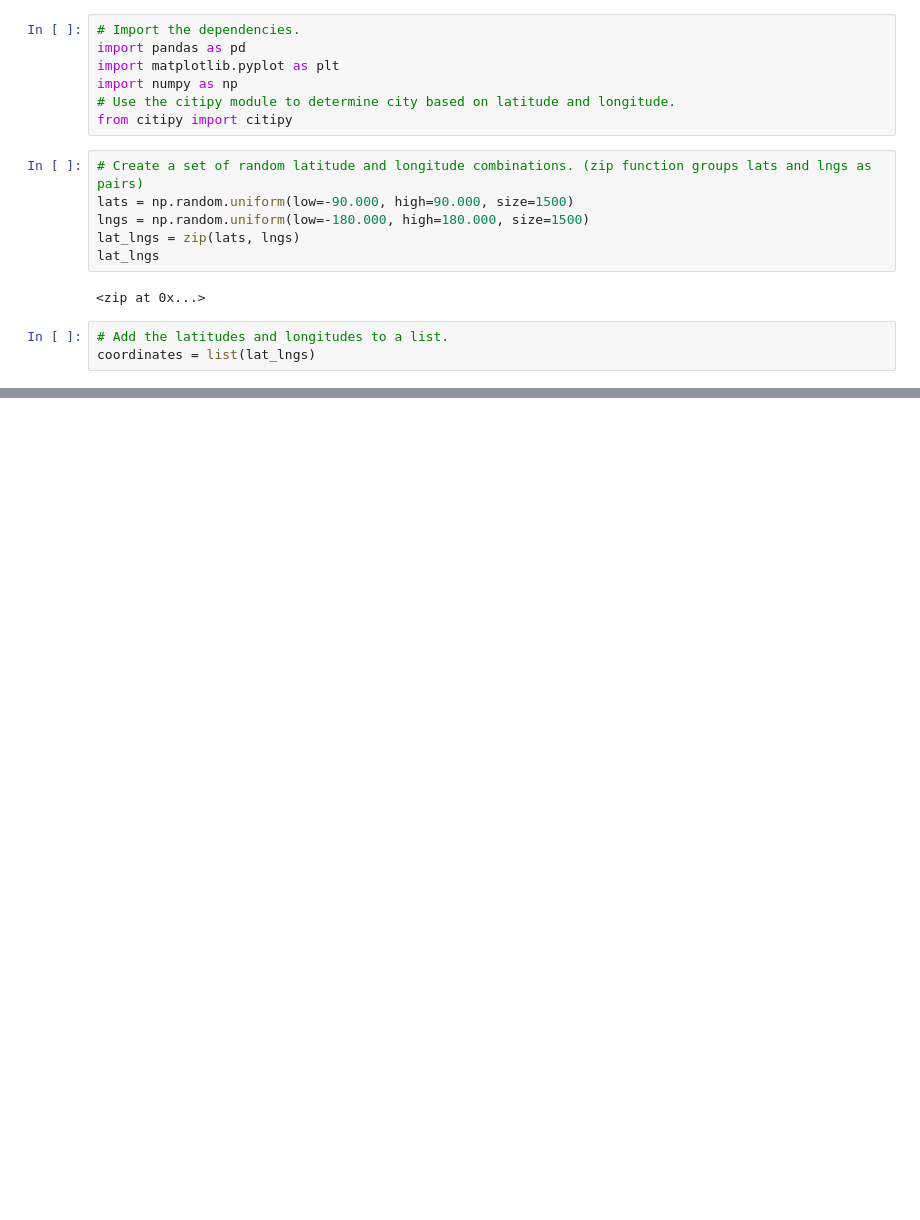
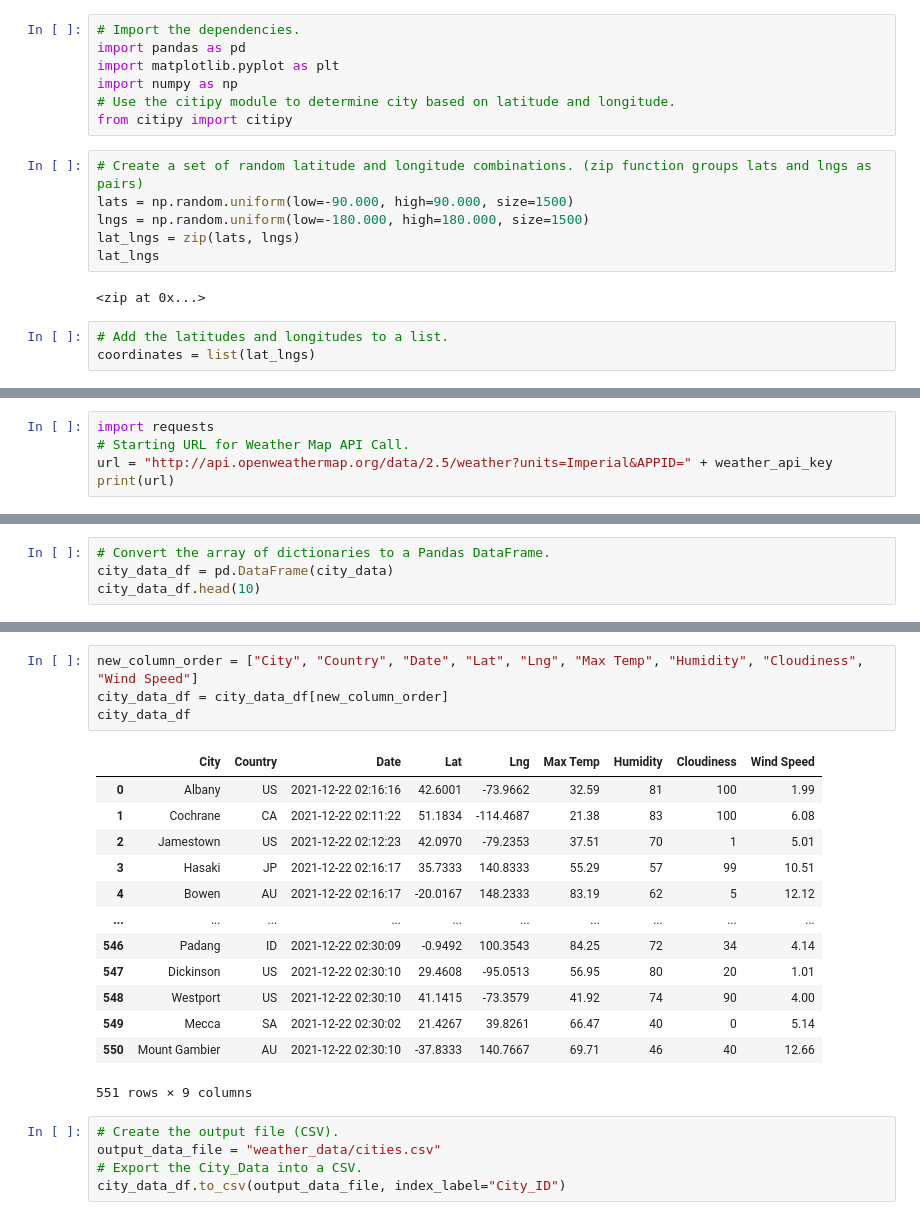
Before and after one commit to crtallent/World_Weather_Analysis, a Jupyter notebook: WeatherPy.ipynb, the cells around one changed output, grey strips where cells are left out. Drawn from its saved outputs; the diff is of its cells as text; blank space fills up the shorter version.

Commit message:
Added weather_data csv.

```diff
--- a/WeatherPy.ipynb
+++ b/WeatherPy.ipynb
@@ -53,0 +59,5 @@ len(cities)
+# %%
+import requests
+# Starting URL for Weather Map API Call.
+url = "http://api.openweathermap.org/data/2.5/weather?units=Imperial&APPID=" + weather_api_key
+print(url)
@@ -53,0 +152,4 @@ len(cities)
+# %%
+# Convert the array of dictionaries to a Pandas DataFrame.
+city_data_df = pd.DataFrame(city_data)
+city_data_df.head(10)
@@ -53,0 +168,23 @@ len(cities)
+# %%
+new_column_order = ["City", "Country", "Date", "Lat", "Lng", "Max Temp", "Humidity", "Cloudiness", "Wind Speed"]
+city_data_df = city_data_df[new_column_order]
+city_data_df
+# %% [output]
+|  | City | Country | Date | Lat | Lng | Max Temp | Humidity | Cloudiness | Wind Speed |
+| 0 | Albany | US | 2021-12-22 02:16:16 | 42.6001 | -73.9662 | 32.59 | 81 | 100 | 1.99 |
+| 1 | Cochrane | CA | 2021-12-22 02:11:22 | 51.1834 | -114.4687 | 21.38 | 83 | 100 | 6.08 |
+| 2 | Jamestown | US | 2021-12-22 02:12:23 | 42.0970 | -79.2353 | 37.51 | 70 | 1 | 5.01 |
+| 3 | Hasaki | JP | 2021-12-22 02:16:17 | 35.7333 | 140.8333 | 55.29 | 57 | 99 | 10.51 |
+| 4 | Bowen | AU | 2021-12-22 02:16:17 | -20.0167 | 148.2333 | 83.19 | 62 | 5 | 12.12 |
+| ... | ... | ... | ... | ... | ... | ... | ... | ... | ... |
+| 546 | Padang | ID | 2021-12-22 02:30:09 | -0.9492 | 100.3543 | 84.25 | 72 | 34 | 4.14 |
+| 547 | Dickinson | US | 2021-12-22 02:30:10 | 29.4608 | -95.0513 | 56.95 | 80 | 20 | 1.01 |
+| 548 | Westport | US | 2021-12-22 02:30:10 | 41.1415 | -73.3579 | 41.92 | 74 | 90 | 4.00 |
+| 549 | Mecca | SA | 2021-12-22 02:30:02 | 21.4267 | 39.8261 | 66.47 | 40 | 0 | 5.14 |
+| 550 | Mount Gambier | AU | 2021-12-22 02:30:10 | -37.8333 | 140.7667 | 69.71 | 46 | 40 | 12.66 |
+551 rows × 9 columns
+# %%
+# Create the output file (CSV).
+output_data_file = "weather_data/cities.csv"
+# Export the City_Data into a CSV.
+city_data_df.to_csv(output_data_file, index_label="City_ID")
```
Also changed, not shown: parts of 7 cells of this notebook, 1 other file.
